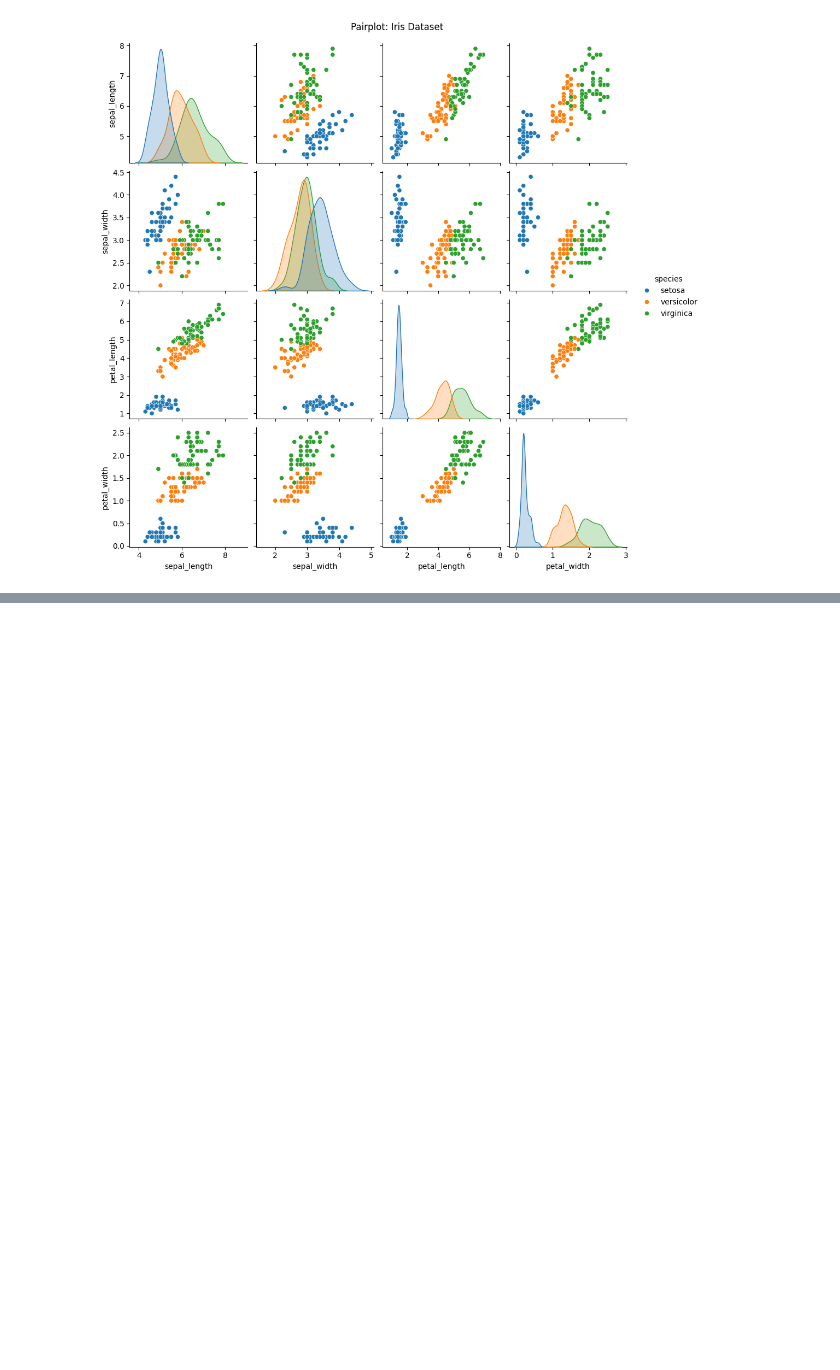
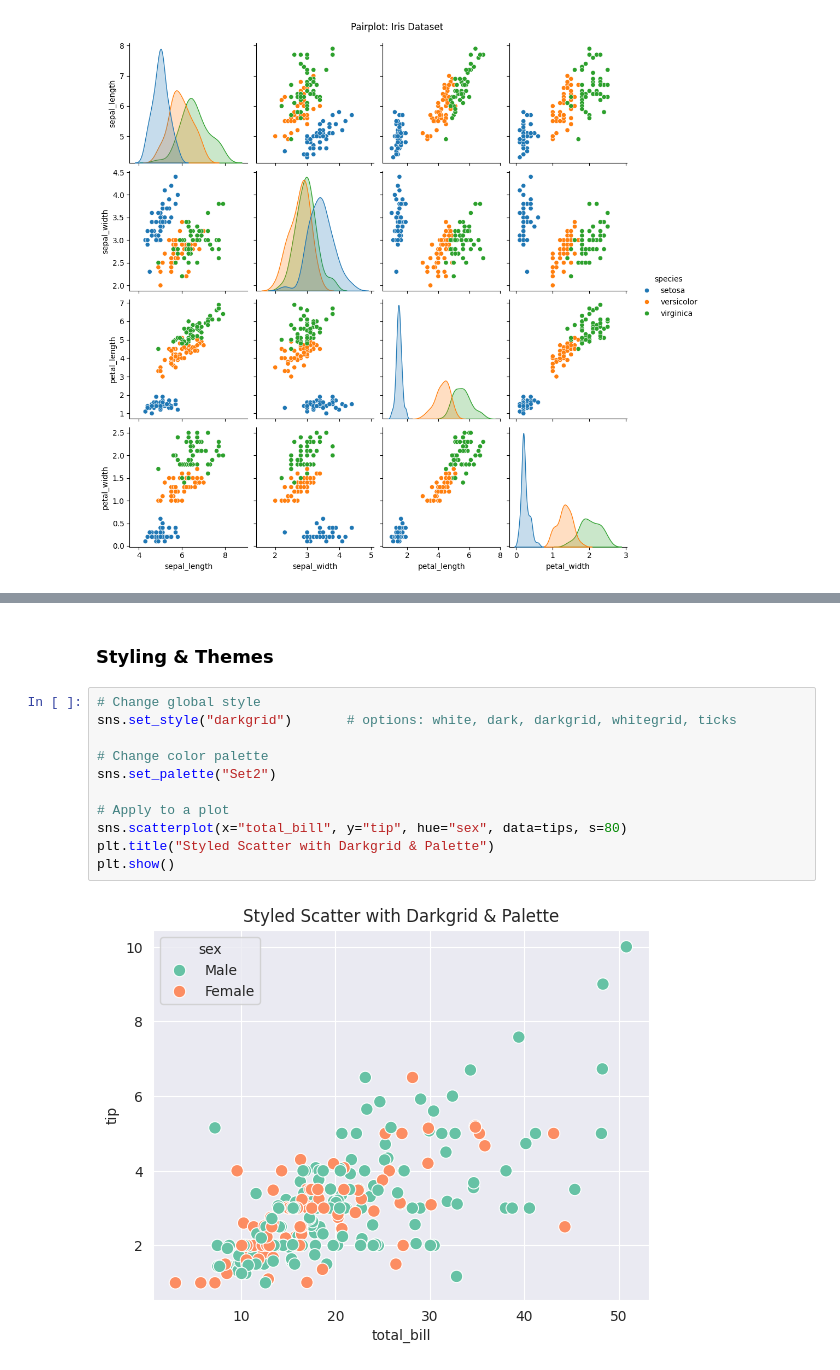
Before and after one commit to sh1vam31/Complete_DataScience, a Jupyter notebook: Seaborn.ipynb, the cells around one changed output, grey strips where cells are left out. Saved outputs shown, nothing was run; the diff lists cells and outputs as text; blank space fills up the shorter version.

```diff
--- a/Seaborn.ipynb
+++ b/Seaborn.ipynb
@@ -275,0 +311,15 @@ plt.show()
+# %% [markdown]
+### Styling & Themes
+# %%
+# Change global style
+sns.set_style("darkgrid")       # options: white, dark, darkgrid, whitegrid, ticks
+
+# Change color palette
+sns.set_palette("Set2")
+
+# Apply to a plot
+sns.scatterplot(x="total_bill", y="tip", hue="sex", data=tips, s=80)
+plt.title("Styled Scatter with Darkgrid & Palette")
+plt.show()
+# %% [output]
+[figure, added]
```
Also changed, not shown: parts of 5 cells of this notebook.
